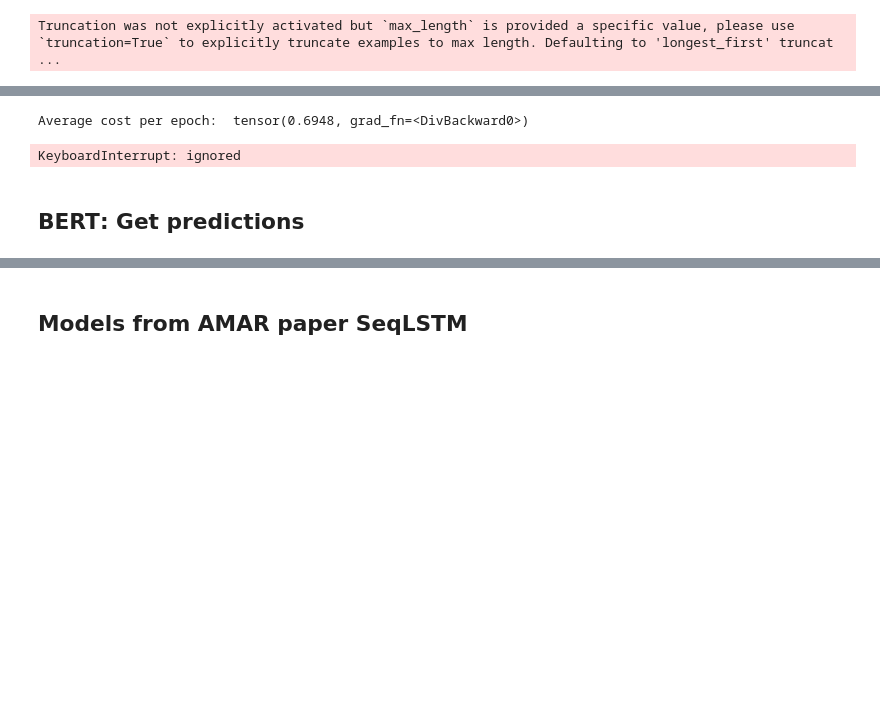
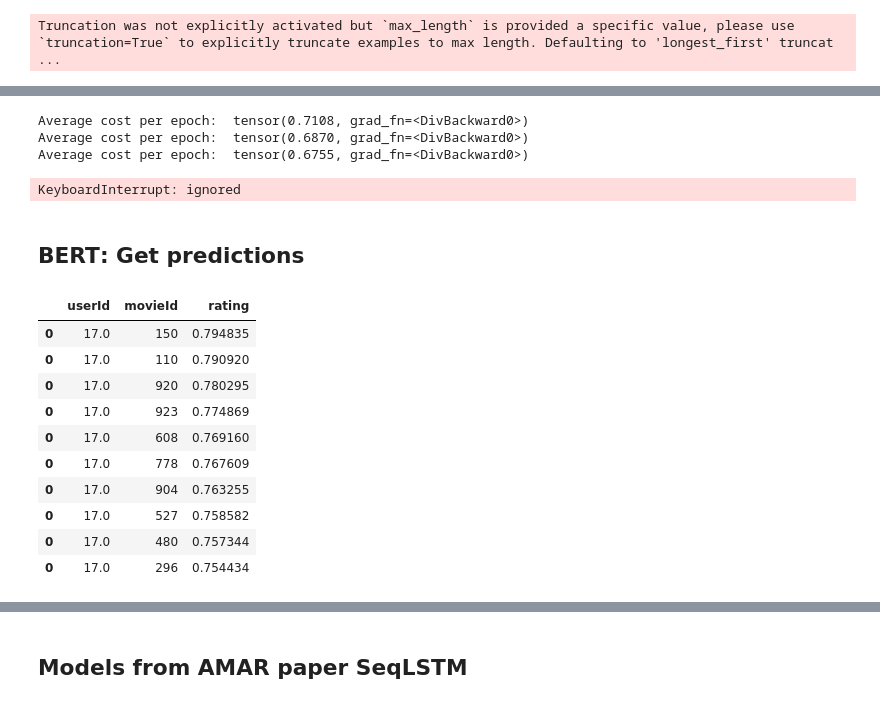
Before and after one commit to Katrin-Leberfinger/Hybrid-gender-debiased-music-recommendation, a Jupyter notebook: validation_on_musiclen_data.ipynb, the cells around one changed output, grey strips where cells are left out. Cells and saved outputs as stored; diff of their text form; code cells hidden in the pictures; blank space fills up the shorter version.

```diff
--- a/validation_on_musiclen_data.ipynb
+++ b/validation_on_musiclen_data.ipynb
@@ -328,8 +346,8 @@ lr = 1e-3
 num_total_steps = 1000
 num_warmup_steps = 100
 warmup_proportion = float(num_warmup_steps) / float(num_total_steps)
-optimizer = AdamW(model.parameters(), lr=lr, correct_bias=False)
-#optimizer = torch.optim.Adam(model.parameters(), lr=0.0001)
+#optimizer = AdamW(model.parameters(), lr=lr, correct_bias=False)
+optimizer = torch.optim.RMSprop(model.parameters(), lr= 1e-3, alpha=0.9)
 
 scheduler = get_linear_schedule_with_warmup(
    optimizer,
@@ -340,7 +358,7 @@ scheduler = get_linear_schedule_with_warmup(
 
 num_epochs=5
 batch_size=256
-#batch_size=32
+batch_size=32
 num_examples=ratings_train.shape[0]
 
 cost_per_epoch = []
@@ -393,5 +411,7 @@ for e in range(num_epochs):
     cost_per_epoch.append(average_cost)
     print("Average cost per epoch: ", average_cost)
 # %% [output]
-Average cost per epoch:  tensor(0.6948, grad_fn=<DivBackward0>)
+Average cost per epoch:  tensor(0.7108, grad_fn=<DivBackward0>)
+Average cost per epoch:  tensor(0.6870, grad_fn=<DivBackward0>)
+Average cost per epoch:  tensor(0.6755, grad_fn=<DivBackward0>)
 KeyboardInterrupt: ignored
@@ -436,3 +454,36 @@ for t, v in enumerate(indices):
+# %%
+# New version
+
+indices = ratings_test[:,0].unique()
+predictions = {}
+for curr_users_batch in indices:
+
+
+  curr_users_batch = curr_users_batch.to(device).reshape(1,)
+  indices_items = ratings_train[:,1].unique()[:500]
+  for curr_items_ids_batch in indices_items:
+
+    curr_items_ids_batch = int(curr_items_ids_batch.item())
+
+    curr_items_batch = items[curr_items_ids_batch,:].to(device).reshape(1,-1)
+
+    curr_attentions_batch = attentions[curr_items_ids_batch,:].to(device).reshape(1,-1)
+
+    inputs = [ curr_items_batch.type(torch.LongTensor), curr_users_batch.type(torch.LongTensor), curr_attentions_batch.type(torch.LongTensor)]
+
+    outputs = model(inputs)
+    outputs = outputs.reshape(-1,)
+    item_list = []
+
+    real_user_id = id2user_test[curr_users_batch[0].item()]
+
+    try:
+      predictions[real_user_id]
+    except:
+      predictions[real_user_id] = []
+
+    predictions[real_user_id].append([pos2item[curr_items_ids_batch],
+                                      outputs[0].item()])
 # %%
 topn=10
 results = []
@@ -449,6 +500,20 @@ for user in predictions:
           item_list.append(item)
           results_df = pd.concat((results_df, pd.DataFrame(data={user_col:[user],item_col:[item],rating_col:[rating]})))
           results.append([user, item, rating])
-          if n >= topn:
-              break
+         # if n >= topn:
+         #     break
           n = n + 1
+# %%
+results_df[results_df.userId == 17].head(10)
+# %% [output]
+|  | userId | movieId | rating |
+| 0 | 17.0 | 150 | 0.794835 |
+| 0 | 17.0 | 110 | 0.790920 |
+| 0 | 17.0 | 920 | 0.780295 |
+| 0 | 17.0 | 923 | 0.774869 |
+| 0 | 17.0 | 608 | 0.769160 |
+| 0 | 17.0 | 778 | 0.767609 |
+| 0 | 17.0 | 904 | 0.763255 |
+| 0 | 17.0 | 527 | 0.758582 |
+| 0 | 17.0 | 480 | 0.757344 |
+| 0 | 17.0 | 296 | 0.754434 |
```
Also changed, not shown: parts of 10 cells of this notebook.
